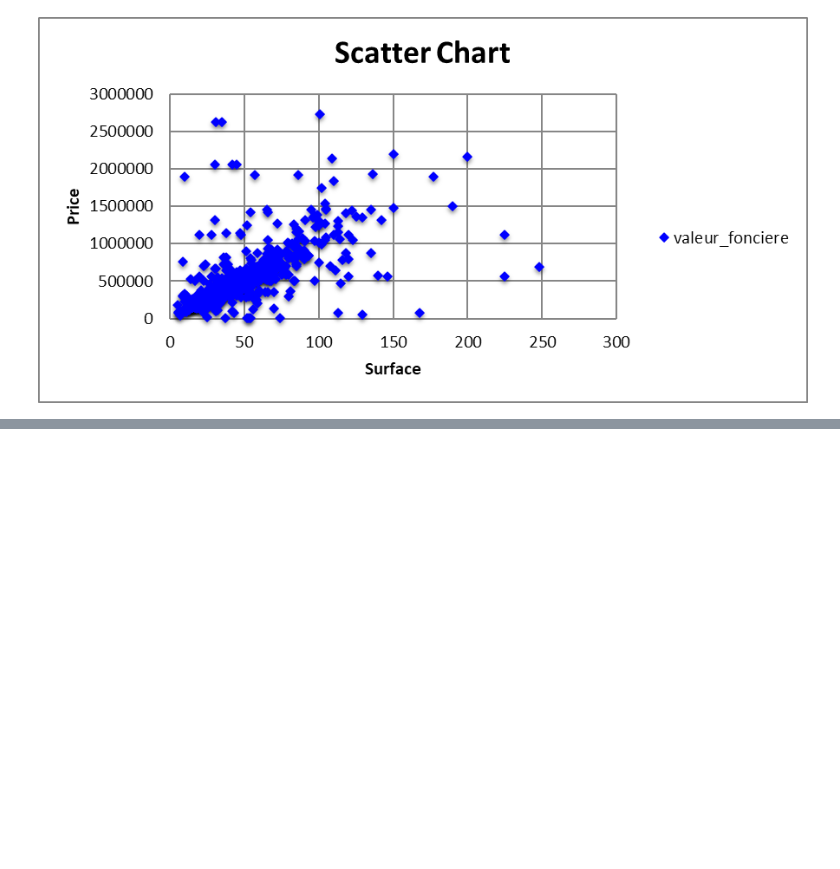
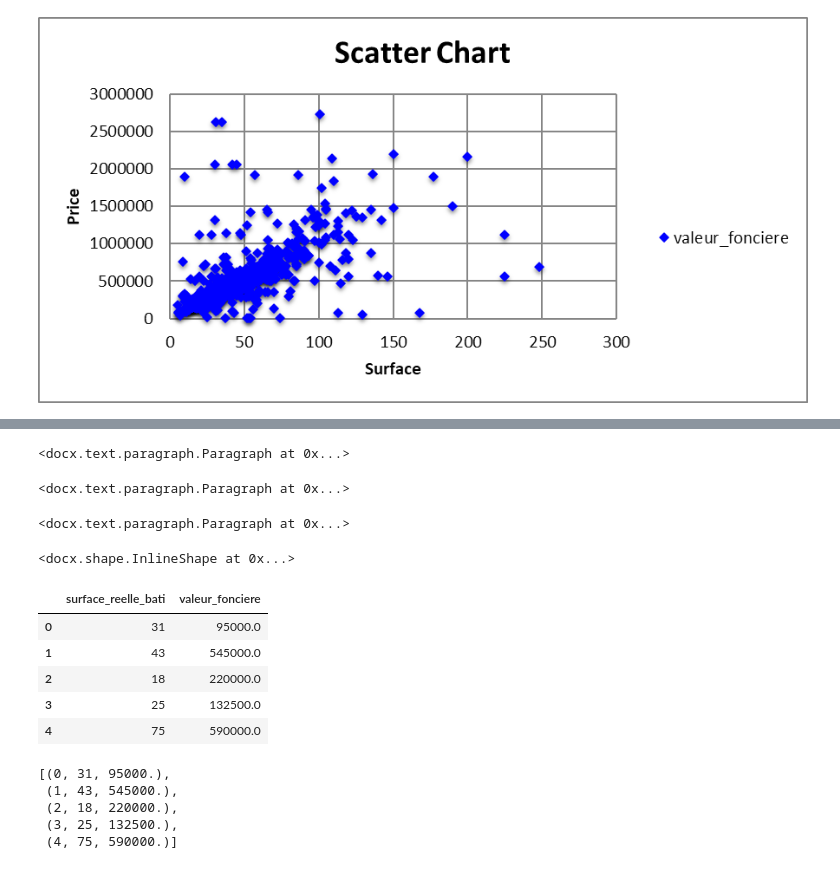
Before and after one commit to slevin48/automate, a Jupyter notebook: automate.ipynb, the cells around one changed output, grey strips where cells are left out. Cells and saved outputs as stored; diff of their text form; code cells hidden in the pictures; blank space fills up the shorter version.

```diff
--- a/automate.ipynb
+++ b/automate.ipynb
@@ -247,0 +264,32 @@ Image(output_image)
+# %%
+document.add_heading('Excel automation', level=1)
+document.add_paragraph('“Writing code accounts for 90 percent of programming. Debugging code accounts for the other 90 percent.”', style='Intense Quote')
+# %% [output]
+<docx.text.paragraph.Paragraph at 0x...>
+# %%
+document.add_paragraph(
+    'first item in unordered list', style='List Bullet'
+)
+# %% [output]
+<docx.text.paragraph.Paragraph at 0x...>
+# %%
+document.add_paragraph(
+    'first item in ordered list', style='List Number'
+)
+# %% [output]
+<docx.text.paragraph.Paragraph at 0x...>
+# %%
+document.add_picture('immo_chart.png',width=Cm(16))
+# %% [output]
+<docx.shape.InlineShape at 0x...>
+# %%
+import pandas as pd
+df = pd.read_excel("dvf14_chart.xlsx",sheet_name = "Sheet2")
+df.head()
+# %% [output]
+|  | surface_reelle_bati | valeur_fonciere |
+| 0 | 31 | 95000.0 |
+| 1 | 43 | 545000.0 |
+| 2 | 18 | 220000.0 |
+| 3 | 25 | 132500.0 |
+| 4 | 75 | 590000.0 |
@@ -247,0 +302,10 @@ Image(output_image)
+# %%
+records = df.to_records()
+result = list(records)
+result[0:5]
+# %% [output]
+[(0, 31, 95000.),
+ (1, 43, 545000.),
+ (2, 18, 220000.),
+ (3, 25, 132500.),
+ (4, 75, 590000.)]
```
Also changed, not shown: parts of 7 cells of this notebook, 4 other files.
